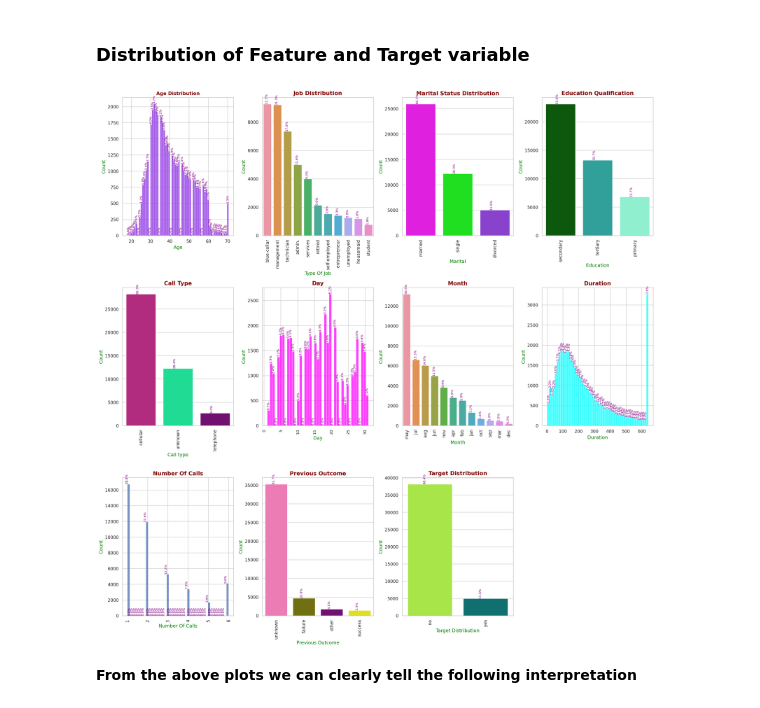
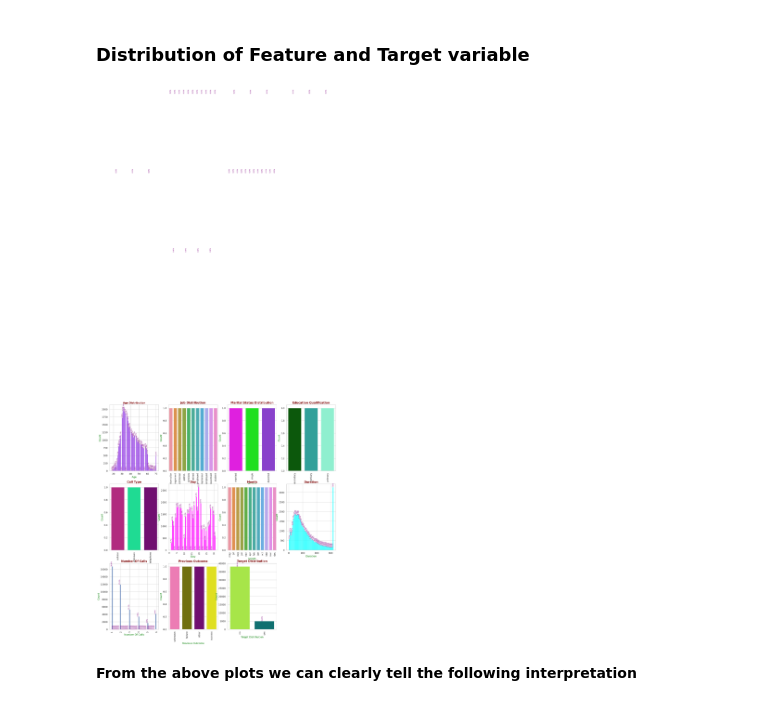
Before and after one commit to fariz786/Customer_Conversion_Prediction, a Jupyter notebook: Project_Customer_Conversion_Prediction.ipynb, the cells around one changed output. Drawn from its saved outputs; the diff is of its cells as text; code cells hidden in the pictures.

```diff
--- a/Project_Customer_Conversion_Prediction.ipynb
+++ b/Project_Customer_Conversion_Prediction.ipynb
@@ -899,7 +899,7 @@ plt.ylabel('Count',fontsize = 12, color='green')
 
 #Job distribution
 plt.subplot(3,4,2)
-sns.countplot(df['job'],order=df.job.value_counts().index)
+sns.countplot(df['job'],x=df.job.value_counts().index)
 
 # Get the current Axes object
 ax = plt.gca()
@@ -923,7 +923,7 @@ plt.ylabel('Count',fontsize = 12, color='green')
 # Marital distribution
 plt.subplot(3,4,3)
 custom_colors = {'married': 'Magenta', 'divorced': 'BlueViolet', 'single': 'Lime'}
-sns.countplot(df['marital'],order=df.marital.value_counts().index, palette=custom_colors)
+sns.countplot(df['marital'],x=df.marital.value_counts().index, palette=custom_colors)
 
 # Get the current Axes object
 ax = plt.gca()
@@ -947,7 +947,7 @@ plt.ylabel('Count',fontsize = 12, color='green')
 # Education qualification distribution
 plt.subplot(3,4,4)
 custom_colors = {'secondary': 'DarkGreen', 'tertiary': 'LightSeaGreen', 'primary': 'Aquamarine'}
-sns.countplot(df['education_qual'],order=df.education_qual.value_counts().index, palette=custom_colors)
+sns.countplot(df['education_qual'],x=df.education_qual.value_counts().index, palette=custom_colors)
 
 # Get the current Axes object
 ax = plt.gca()
@@ -972,7 +972,7 @@ plt.ylabel('Count',fontsize = 12, color='green')
 # Call type distribution
 plt.subplot(3,4,5)
 custom_colors = {'cellular': 'MediumVioletRed', 'telephone': 'purple', 'unknown' :'MediumSpringGreen'}
-sns.countplot(df['call_type'],order=df.call_type.value_counts().index, palette=custom_colors)
+sns.countplot(df['call_type'],x=df.call_type.value_counts().index, palette=custom_colors)
 
 # Get the current Axes object
 ax = plt.gca()
@@ -1020,7 +1020,7 @@ plt.ylabel('Count',fontsize = 12, color='green')
 
  # Mon distribution
 plt.subplot(3,4,7)
-sns.countplot(df['mon'],order=df.mon.value_counts().index)
+sns.countplot(df['mon'],x=df.mon.value_counts().index)
 
 # Get the current Axes object
 ax = plt.gca()
@@ -1090,7 +1090,7 @@ plt.ylabel('Count',fontsize = 12, color='green')
 # Previous outcome distribution
 plt.subplot(3,4,10)
 custom_colors = {'unknown': 'HotPink', 'failure': 'Olive', 'other': 'Purple', 'success':'Yellow'}
-sns.countplot(df['prev_outcome'],order=df.prev_outcome.value_counts().index, palette=custom_colors)
+sns.countplot(df['prev_outcome'],x=df.prev_outcome.value_counts().index, palette=custom_colors)
 
 # Get the current Axes object
 ax = plt.gca()
@@ -1109,35 +1109,35 @@ plt.xlabel('Previous Outcome',fontsize = 12, color='green')
 plt.xticks(rotation = 90)
 plt.ylabel('Count',fontsize = 12, color='green')
 
 
  # Target distribution
 plt.subplot(3,4,11)
 custom_colors = {'no': 'GreenYellow', 'yes': 'Teal'}
-sns.countplot(df['y'], palette=custom_colors)
+sns.countplot(x=df['y'], palette=custom_colors)
 
 # Get the current Axes object
 ax = plt.gca()
 
 # Calculate and annotate the percentage of each category
 total = float(len(df['y']))
 for p in ax.patches:
     height = p.get_height()
     percentage = '{:.1f}%'.format(100 * height/total)
     x = p.get_x() + p.get_width() / 2 - 0.1
     y = height + 5
     ax.text(x, y, percentage, fontsize=8, rotation=90, ha='center', va='bottom', color='Purple')
 
 plt.title('Target Distribution', fontsize = 14, color='maroon', fontweight='bold')
 plt.xlabel('Target Distribution',fontsize = 12, color='green')
 plt.xticks(rotation = 90)
 plt.ylabel('Count',fontsize = 12, color='green')
 
 plt.tight_layout()
 
 
 plt.show()
 # %% [output]
-[figure, old version]
+[figure, new version]
 # %% [markdown]
 **From the above plots we can clearly tell the following interpretation**
 # %% [markdown]
```
Also changed, not shown: parts of 25 cells of this notebook.
